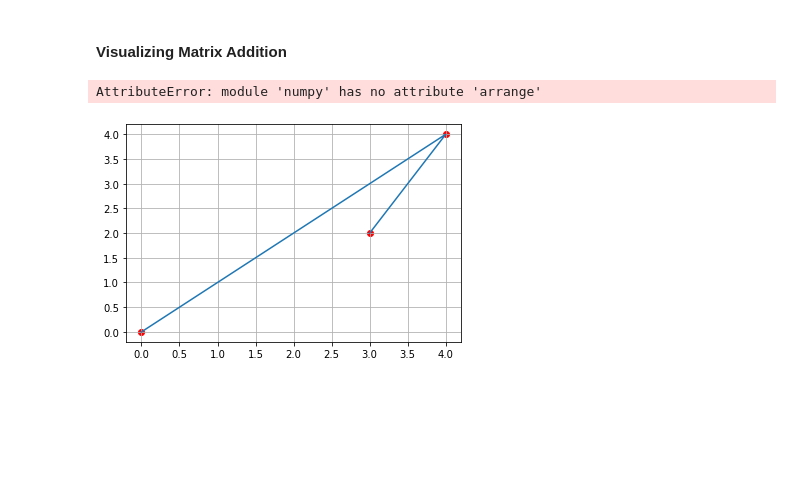
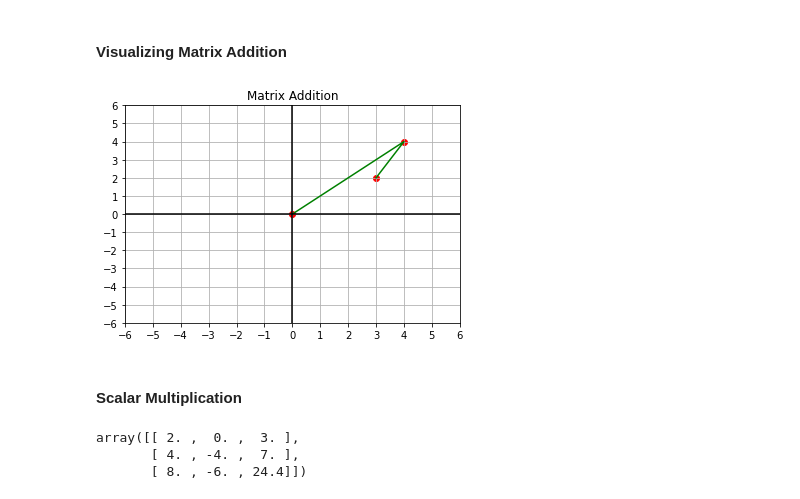
Before and after one commit to cocokaribou/learn_python, a Jupyter notebook: An Intro to Linear Algebra with Python.ipynb, the cells around one changed output. Cells and saved outputs as stored; diff of their text form; code cells hidden in the pictures; blank space fills up the shorter version.

```diff
--- a/An Intro to Linear Algebra with Python.ipynb
+++ b/An Intro to Linear Algebra with Python.ipynb
@@ -71,18 +67,33 @@ array([[ True,  True,  True],
 # %%
 v1 = np.array([4,4])
 v2 = np.array([-1,-2])
+# %%
+def make_grid():
+    plt.grid()
+    plt.xticks(np.arange(-6,7,1))
+    plt.yticks(np.arange(-6,7,1))
+    plt.axvline(x=0, color = 'black')
+    plt.axhline(y=0, color = 'black')
+    plt.title("Matrix Addition")
 # %%
 # plot points
 plt.scatter([0, v1[0], v1[0] + v2[0]],[0, v1[1], v1[1] + v2[1]], color = 'red')
 # plot line
-plt.plot([0, v1[0], v1[0] + v2[0]], [0, v1[1], v1[1] + v2[1]])
+plt.plot([0, v1[0], v1[0] + v2[0]], [0, v1[1], v1[1] + v2[1]], color = 'green')
 
-plt.grid()
-plt.xticks(np.arrange(-2, 7, 1))
-plt.yticks(np.arrange(-2, 7, 1))
-plt.axvline(x=0, color = 'black')
-plt.axhline(y=0, color = 'black')
-plt.title("Matrix Addition")
+make_grid()
 # %% [output]
-AttributeError: module 'numpy' has no attribute 'arrange'
-[figure, old version]
+[figure, new version]
+# %% [markdown]
+#### Scalar Multiplication
+# %%
+z = np.array([[1,0,1.5],
+              [2,-2,3.5],
+              [4, -3,12.2]])
+
+## broadcasting
+z  * 2
+# %% [output]
+array([[ 2. ,  0. ,  3. ],
+       [ 4. , -4. ,  7. ],
+       [ 8. , -6. , 24.4]])
```
Also changed, not shown: parts of 20 cells of this notebook, 1 other file.
